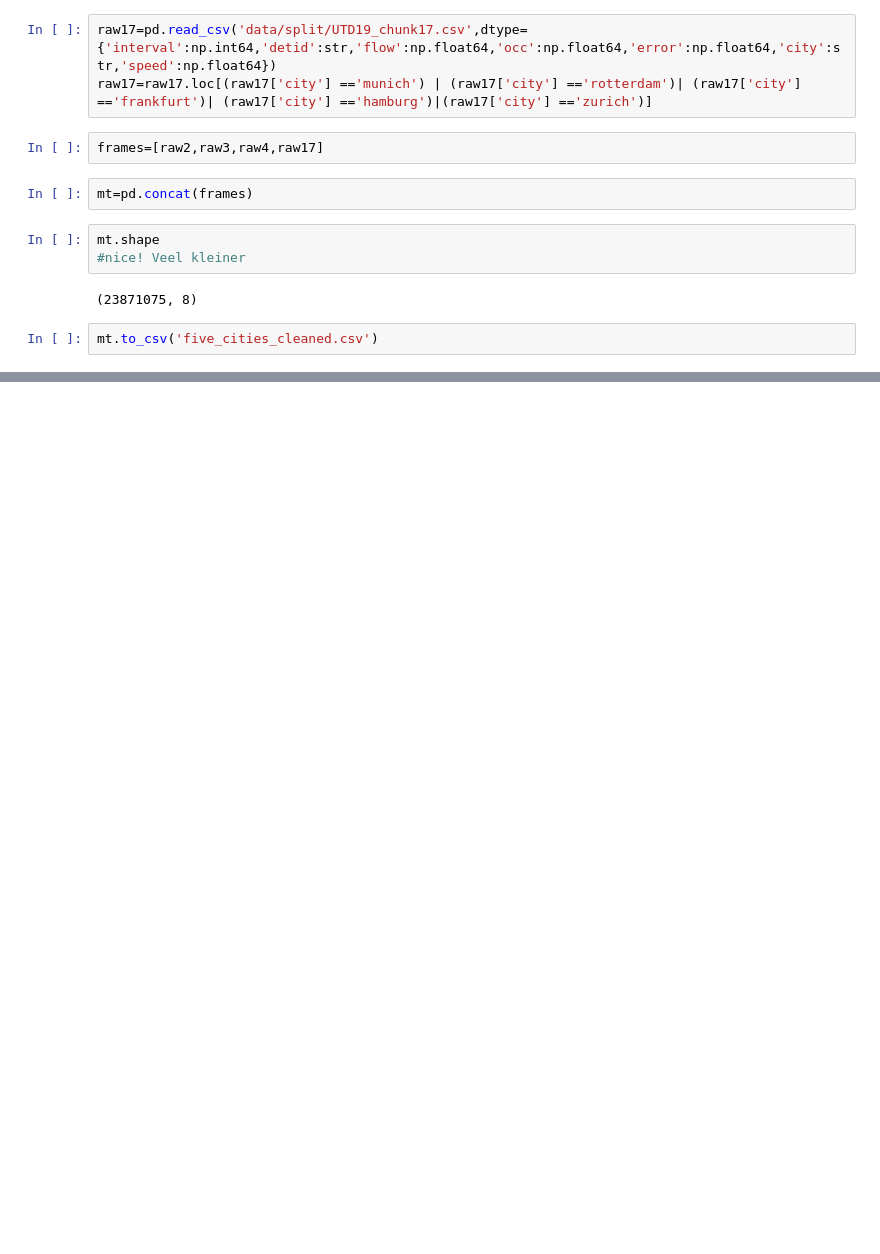
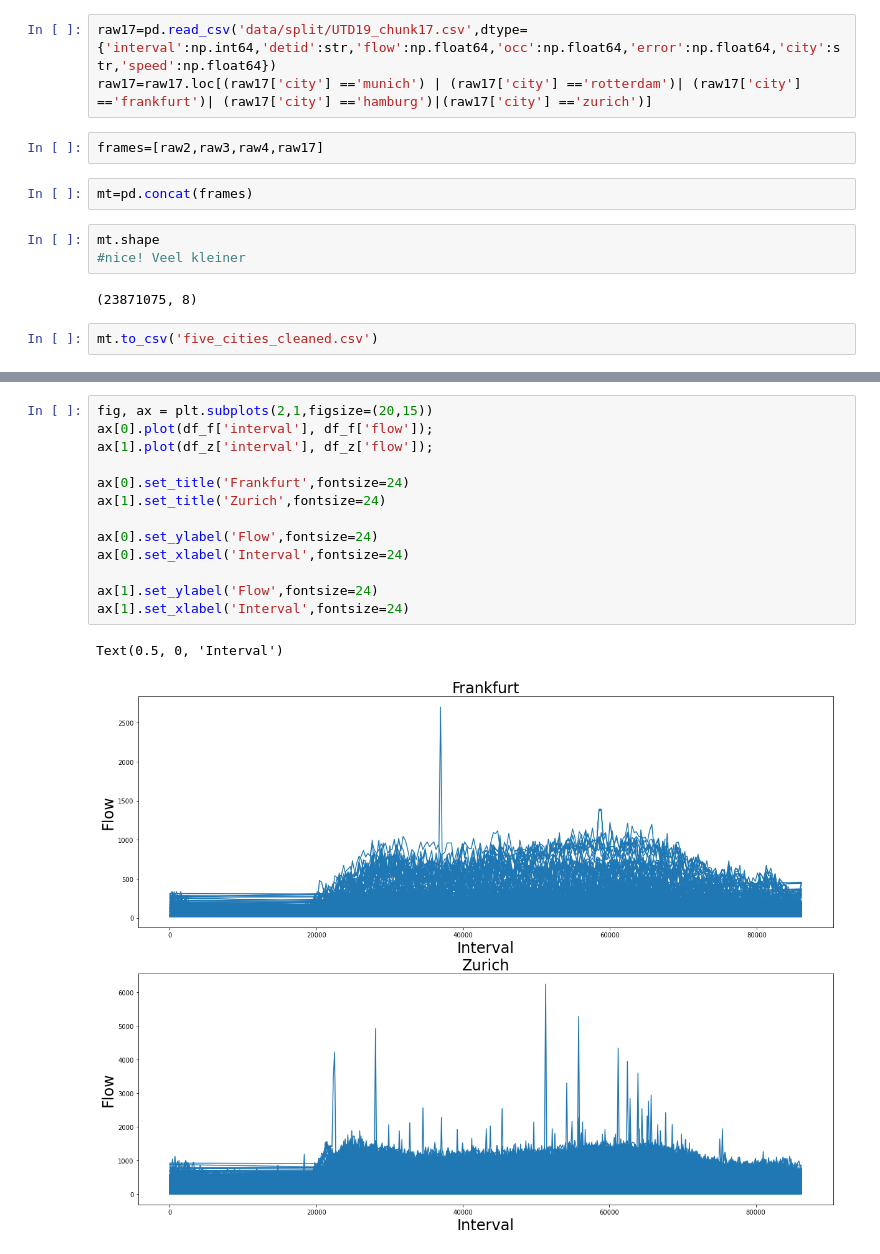
Before and after one commit to K4Ling/UrbanDataSc, a Jupyter notebook: Subset.ipynb, the cells around one changed output, grey strips where cells are left out. Cells and saved outputs as stored; diff of their text form; blank space fills up the shorter version.

```diff
--- a/Subset.ipynb
+++ b/Subset.ipynb
@@ -37,0 +188,16 @@ mt.to_csv('five_cities_cleaned.csv')
+# %%
+fig, ax = plt.subplots(2,1,figsize=(20,15))
+ax[0].plot(df_f['interval'], df_f['flow']);
+ax[1].plot(df_z['interval'], df_z['flow']);
+
+ax[0].set_title('Frankfurt',fontsize=24)
+ax[1].set_title('Zurich',fontsize=24)
+
+ax[0].set_ylabel('Flow',fontsize=24)
+ax[0].set_xlabel('Interval',fontsize=24)
+
+ax[1].set_ylabel('Flow',fontsize=24)
+ax[1].set_xlabel('Interval',fontsize=24)
+# %% [output]
+Text(0.5, 0, 'Interval')
+[figure, added]
```
Also changed, not shown: parts of 27 cells of this notebook.
